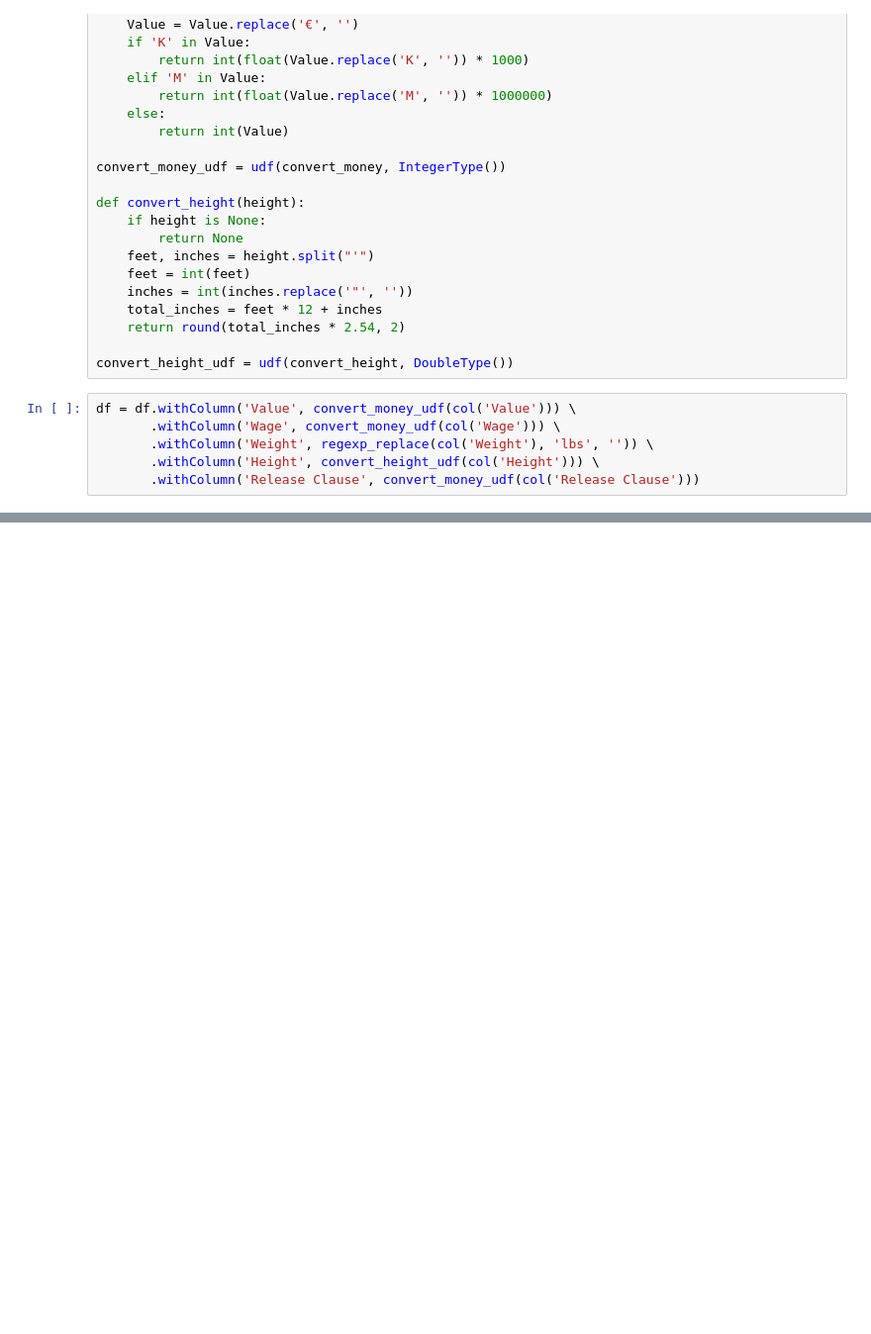
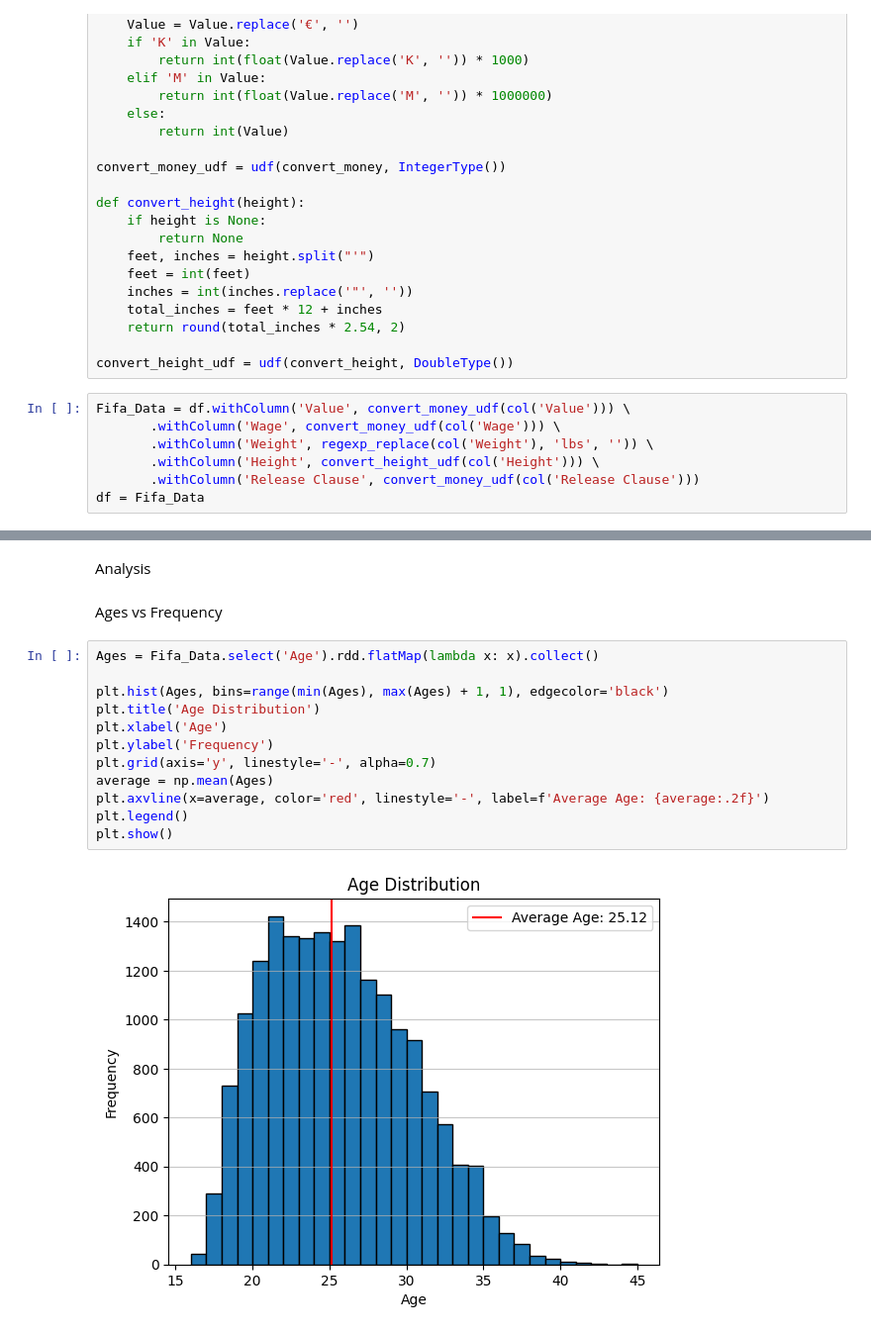
Before and after one commit to ronitguptaaa/FIFA19-Analysis, a Jupyter notebook: fifa-analysis.ipynb, the cells around one changed output, grey strips where cells are left out. Shown at 99% size. Drawn from its saved outputs; the diff is of its cells as text; blank space fills up the shorter version.

Commit message:
Minor Data Analysis Done

```diff
--- a/fifa-analysis.ipynb
+++ b/fifa-analysis.ipynb
@@ -100,8 +102,9 @@ def convert_height(height):
 
 convert_height_udf = udf(convert_height, DoubleType())
 # %%
-df = df.withColumn('Value', convert_money_udf(col('Value'))) \
+Fifa_Data = df.withColumn('Value', convert_money_udf(col('Value'))) \
        .withColumn('Wage', convert_money_udf(col('Wage'))) \
        .withColumn('Weight', regexp_replace(col('Weight'), 'lbs', '')) \
        .withColumn('Height', convert_height_udf(col('Height'))) \
        .withColumn('Release Clause', convert_money_udf(col('Release Clause')))
+df = Fifa_Data
@@ -127,0 +111,18 @@ only showing top 20 rows
+# %% [markdown]
+Analysis
+# %% [markdown]
+Ages vs Frequency
+# %%
+Ages = Fifa_Data.select('Age').rdd.flatMap(lambda x: x).collect()
+
+plt.hist(Ages, bins=range(min(Ages), max(Ages) + 1, 1), edgecolor='black')
+plt.title('Age Distribution')
+plt.xlabel('Age')
+plt.ylabel('Frequency')
+plt.grid(axis='y', linestyle='-', alpha=0.7)
+average = np.mean(Ages)
+plt.axvline(x=average, color='red', linestyle='-', label=f'Average Age: {average:.2f}')
+plt.legend()
+plt.show()
+# %% [output]
+[figure, added]
```
Also changed, not shown: parts of 10 cells of this notebook.
